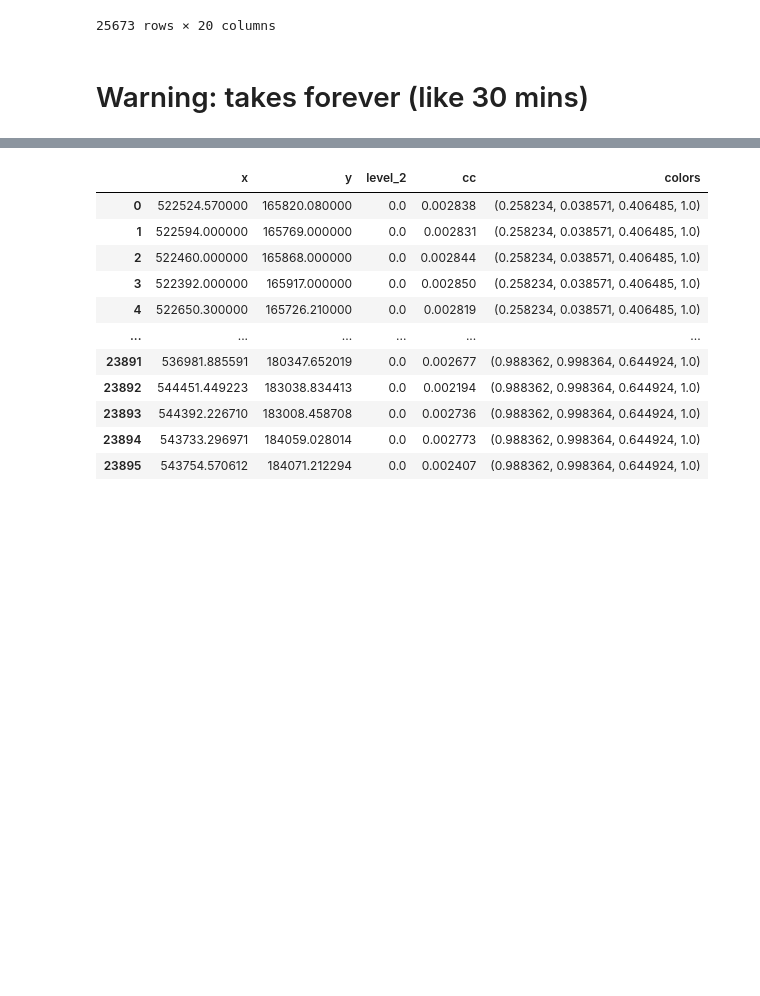
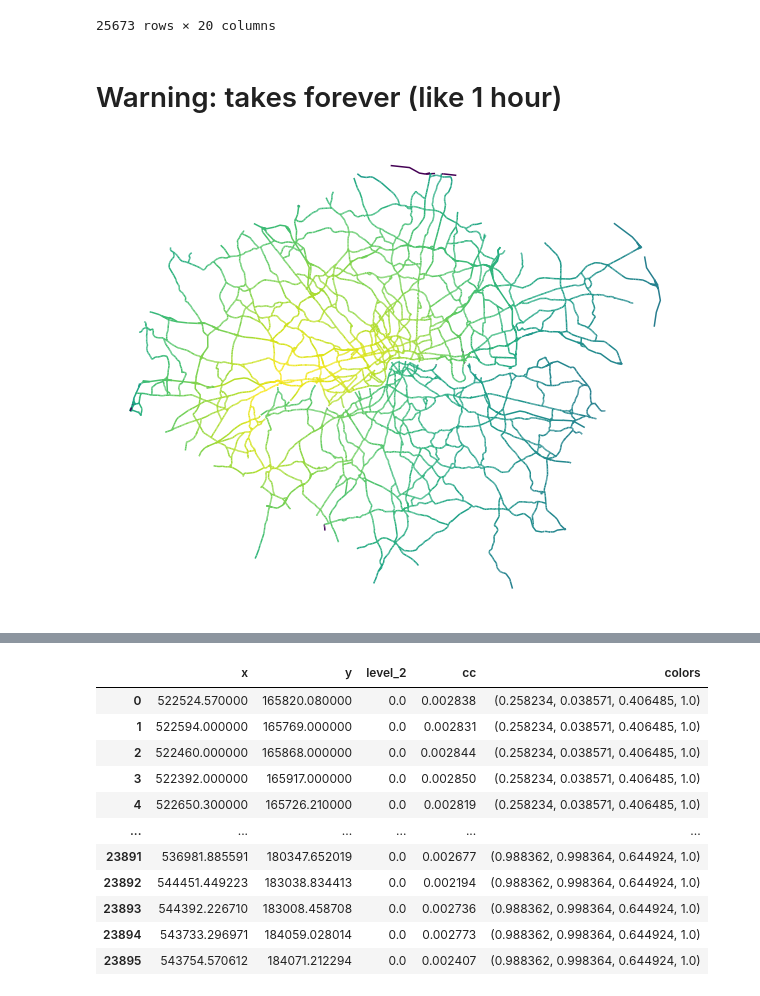
Before and after one commit to akazukin5151/comparative-accessibility, a Jupyter notebook: london centrality.ipynb, the cells around one changed output, grey strips where cells are left out. Cells and saved outputs as stored; diff of their text form; code cells hidden in the pictures; blank space fills up the shorter version.

Commit message:
Use edge for london centrality

```diff
--- a/london centrality.ipynb
+++ b/london centrality.ipynb
@@ -95,4 +95,17 @@ lon_major_fixed
 # %%
 g_l = momepy.gdf_to_nx(lon_major_fixed, approach="primal")
 # %% [markdown]
-# Warning: takes forever (like 30 mins)
+# Warning: takes forever (like 1 hour)
+# %%
+primal = momepy.closeness_centrality(g_l, name='closeness_global', weight='mm_len')
+# %%
+momepy.mean_nodes(primal, 'closeness_global')
+primal_gdf = momepy.nx_to_gdf(primal, points=False)
+# %%
+_, ax = plt.subplots(figsize=(10, 7))
+primal_gdf.plot('closeness_global', ax=ax)
+plt.tight_layout()
+plt.axis('off')
+plt.savefig('cc_l_edge.png')
+# %% [output]
+[figure, added]
```
Also changed, not shown: parts of 2 cells of this notebook, 1 other file.
